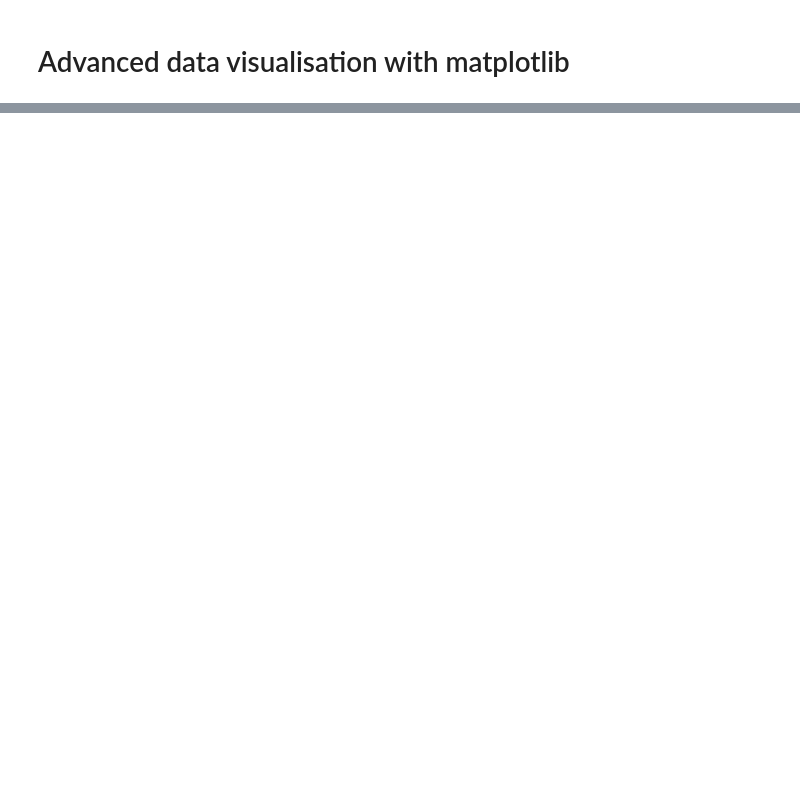
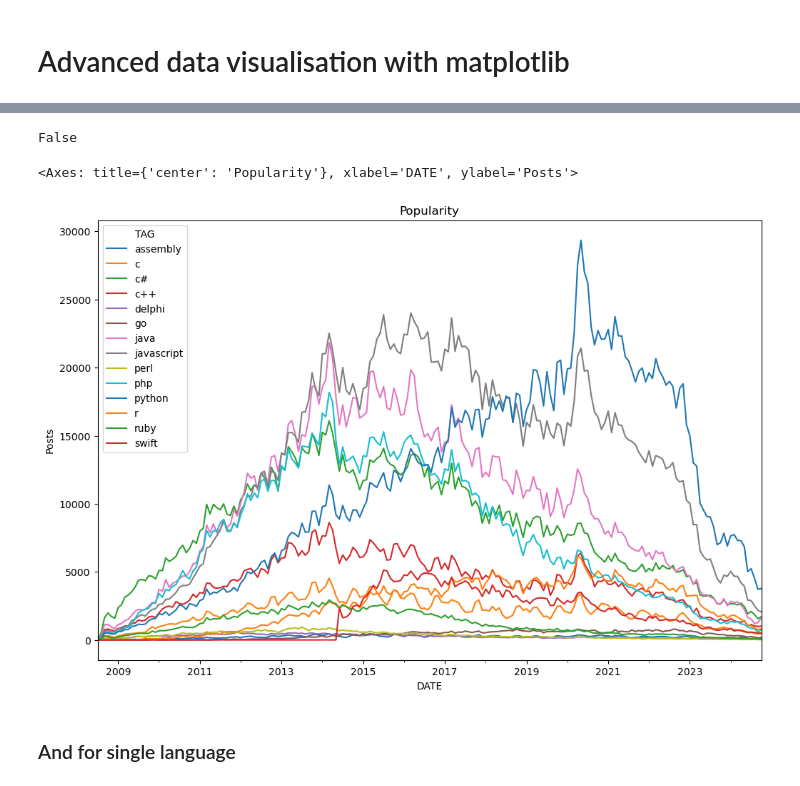
Before and after one commit to ad3rinto/react-intro-smilga, a Jupyter notebook: Data Analysis - Youtube/Angela_Yu_Data_Exploration/Data_visualisation.ipynb, the cells around one changed output, grey strips where cells are left out. Drawn from its saved outputs; the diff is of its cells as text; code cells hidden in the pictures; blank space fills up the shorter version.

```diff
--- a/Data Analysis - Youtube/Angela_Yu_Data_Exploration/Data_visualisation.ipynb
+++ b/Data Analysis - Youtube/Angela_Yu_Data_Exploration/Data_visualisation.ipynb
@@ -18,0 +19,2 @@ df.head()
+# %%
+new_df = df.rename(columns={"m":"DATE","TagName":"TAG","Unnamed: 2":"POSTS"})
@@ -18,0 +144,2 @@ df.head()
+# %%
+new_df.DATE = pd.to_datetime(new_df.DATE)
@@ -18,0 +155,2 @@ df.head()
+# %%
+df_pivot = new_df.pivot(index="DATE",columns="TAG", values="POSTS")
@@ -18,0 +233,2 @@ df.head()
+# %%
+df_pivot.fillna(0, inplace=True)
@@ -18,0 +252,13 @@ df.head()
+# %%
+df_pivot.isna().values.any()
+# %% [output]
+False
+# %%
+df_pivot.plot(kind="line", xlabel="DATE", ylabel="Posts",
+              figsize=(12, 8),
+              title="Popularity")
+# %% [output]
+<Axes: title={'center': 'Popularity'}, xlabel='DATE', ylabel='Posts'>
+[figure, added]
+# %% [markdown]
+### And for single language
```
Also changed, not shown: parts of 46 cells of this notebook.
